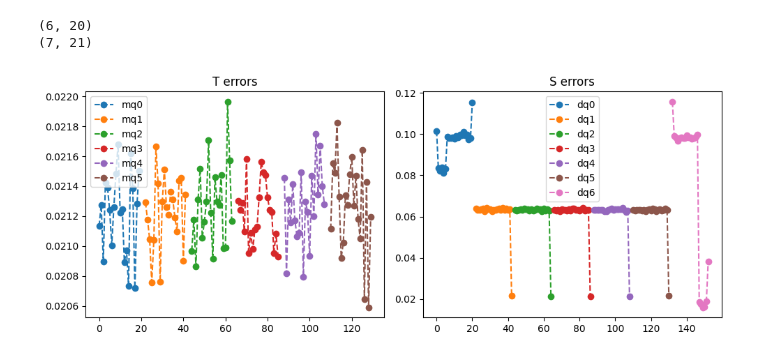
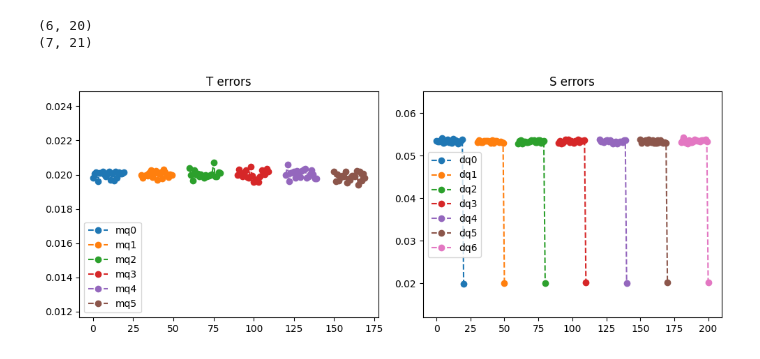
Before and after one commit to qlang-qec/qec, a Jupyter notebook: main.ipynb, the cells around one changed output. Drawn from its saved outputs; the diff is of its cells as text; code cells hidden in the pictures.

Commit message:
fix boundary edges

```diff
--- a/main.ipynb
+++ b/main.ipynb
@@ -135,8 +135,6 @@ plt.show()
 ### Correlation matrix
 # %%
 xi = detector_sample.mean(axis=0)
-xi_xj = np.einsum('ij,ik->ijk', detector_sample, detector_sample).mean(axis=0)
 print(xi.shape)
-print(xi_xj.shape)
 # %% [output]
 (126,)
@@ -222,0 +209,32 @@ print(p_i_b2[-rounds - 1:].shape)
+# %%
+# Boundary error probabilities
+def g(p, q):
+    return p + q - 2 * p * q
+
+def calc_p(*xs):
+    if len(xs) == 2:
+        return g(*xs)
+    return g(xs[0], calc_p(*xs[1:]))
+
+# Top boundary
+p_i_s1 = np.concatenate([
+    [calc_p(p_ij_t[0, rounds + 1], p_ij_t[0, 1])],
+    [calc_p(p_ij_t[j, j + rounds + 1], p_ij_t[j, j - 1], p_ij_t[j, j + 1]) for j in range(1, rounds)],
+    [calc_p(p_ij_t[rounds, 2 * rounds + 1], p_ij_t[rounds, rounds - 1])],
+])
+p_i_b1 = (xi[0 :: distance - 1] - p_i_s1) / (1 - 2 * p_i_s1)
+
+# Bottom boundary
+k = (distance - 2) * (rounds + 1)
+p_i_s2 = np.concatenate([
+    [calc_p(p_ij_t[k, (distance - 3) * (rounds + 1)], p_ij_t[k, k + 1])],
+    [
+        calc_p(p_ij_t[k + j, k + j - rounds - 1], p_ij_t[k + j, k + j - 1], p_ij_t[k + j, k + j + 1])
+        for j in range(1, rounds)
+    ],
+    [calc_p(p_ij_t[k + rounds, k - 1], p_ij_t[k + rounds, k + rounds - 1])],
+])
+p_i_b2 = (xi[distance - 2 :: distance - 1] - p_i_s2) / (1 - 2 * p_i_s2)
+
+print(p_i_b1)
+print(p_i_b2)
@@ -227,7 +254,7 @@ t_edges = np.array([
 print(t_edges.shape)
 
 s_edges = np.array(np.split(p_ij_t.diagonal(rounds + 1), distance - 2))
-s_edges = np.vstack((p_i_b1[:rounds + 1], s_edges, p_i_b2[-rounds - 1:]))
+s_edges = np.vstack((p_i_b1, s_edges, p_i_b2))
 print(s_edges.shape)
 # %% [output]
 (6, 20)
@@ -235,19 +262,21 @@ print(s_edges.shape)
 # %%
 fig, axs = plt.subplots(1, 2, figsize=(10, 4))
 
 # Plot T errors
 for i, edge in enumerate(t_edges):
-    axs[0].plot(np.arange(len(edge)) + i * (rounds + 2), edge, "o--", label=f"mq{i}")
+    axs[0].plot(np.arange(len(edge)) + i * (rounds + 10), edge, "o--", label=f"mq{i}")
+axs[0].set_ylim(t_edges.min() * 0.6, t_edges.max() * 1.2)
 axs[0].legend()
 axs[0].set_title("T errors")
 
 # Plot S errors
 for i, edge in enumerate(s_edges):
-    axs[1].plot(np.arange(len(edge)) + i * (rounds + 2), edge, 'o--', label=f'dq{i}')
+    axs[1].plot(np.arange(len(edge)) + i * (rounds + 10), edge, 'o--', label=f'dq{i}')
+axs[1].set_ylim(s_edges.min() * 0.6, s_edges.max() * 1.2)
 axs[1].legend()
 axs[1].set_title("S errors")
 
 plt.tight_layout()
 plt.show()
 # %% [output]
-[figure, old version]
+[figure, new version]
```
Also changed, not shown: parts of 8 cells of this notebook.
